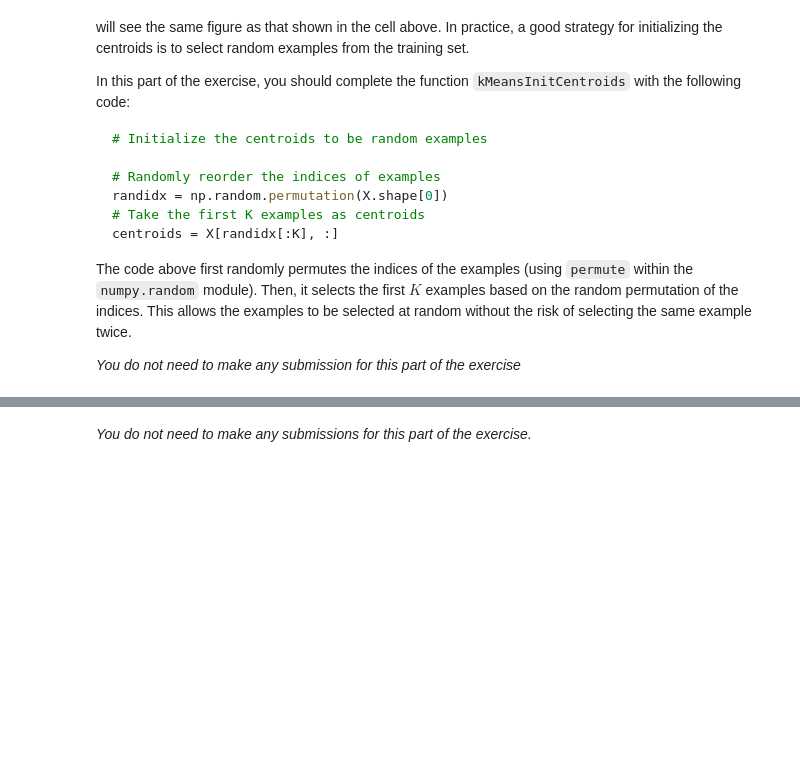
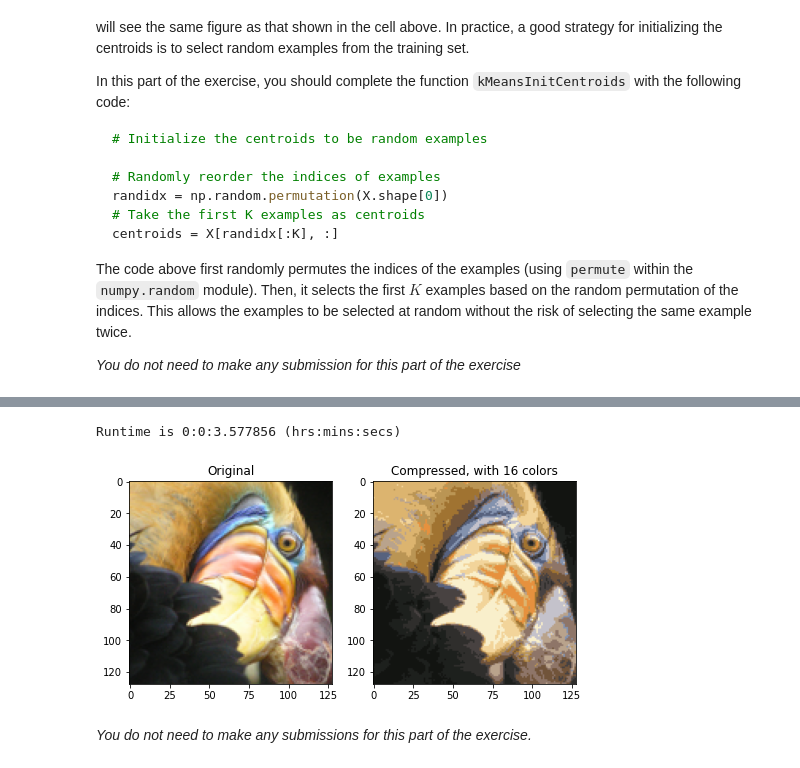
Before and after one commit to romadvincula/coursera-ml-standford, a Jupyter notebook: Exercise7/exercise7.ipynb, the cells around one changed output, grey strips where cells are left out. Cells and saved outputs as stored; diff of their text form; code cells hidden in the pictures; blank space fills up the shorter version.

```diff
--- a/Exercise7/exercise7.ipynb
+++ b/Exercise7/exercise7.ipynb
@@ -333,8 +392,8 @@ def kMeansInitCentroids(X, K):
     centroids = np.zeros((K, n))
 
     # ====================== YOUR CODE HERE ======================
-
-
+    randix = np.random.permutation(X.shape[0])
+    centroids = X[randix[:K], :]
 
     # =============================================================
     return centroids
@@ -390,34 +449,39 @@ A /= 255
 
 # Reshape the image into an Nx3 matrix where N = number of pixels.
 # Each row will contain the Red, Green and Blue pixel values
 # This gives us our dataset matrix X that we will use K-Means on.
 X = A.reshape(-1, 3)
 
 # When using K-Means, it is important to randomly initialize centroids
 # You should complete the code in kMeansInitCentroids above before proceeding
 initial_centroids = kMeansInitCentroids(X, K)
 
 # Run K-Means
+tik = time.time()
 centroids, idx = utils.runkMeans(X, initial_centroids,
                                  findClosestCentroids,
                                  computeCentroids,
                                  max_iters)
-
+tok = time.time()
+runtimer(tik,tok)
 # We can now recover the image from the indices (idx) by mapping each pixel
 # (specified by its index in idx) to the centroid value
 # Reshape the recovered image into proper dimensions
 X_recovered = centroids[idx, :].reshape(A.shape)
 
 # Display the original image, rescale back by 255
 fig, ax = pyplot.subplots(1, 2, figsize=(8, 4))
 ax[0].imshow(A*255)
 ax[0].set_title('Original')
 ax[0].grid(False)
 
 # Display compressed image, rescale back by 255
 ax[1].imshow(X_recovered*255)
 ax[1].set_title('Compressed, with %d colors' % K)
 ax[1].grid(False)
+# %% [output]
+Runtime is 0:0:3.577856 (hrs:mins:secs)
+[figure, added]
 # %% [markdown]
 *You do not need to make any submissions for this part of the exercise.*
 # %% [markdown]
```
Also changed, not shown: parts of 32 cells of this notebook, 1 other file.
